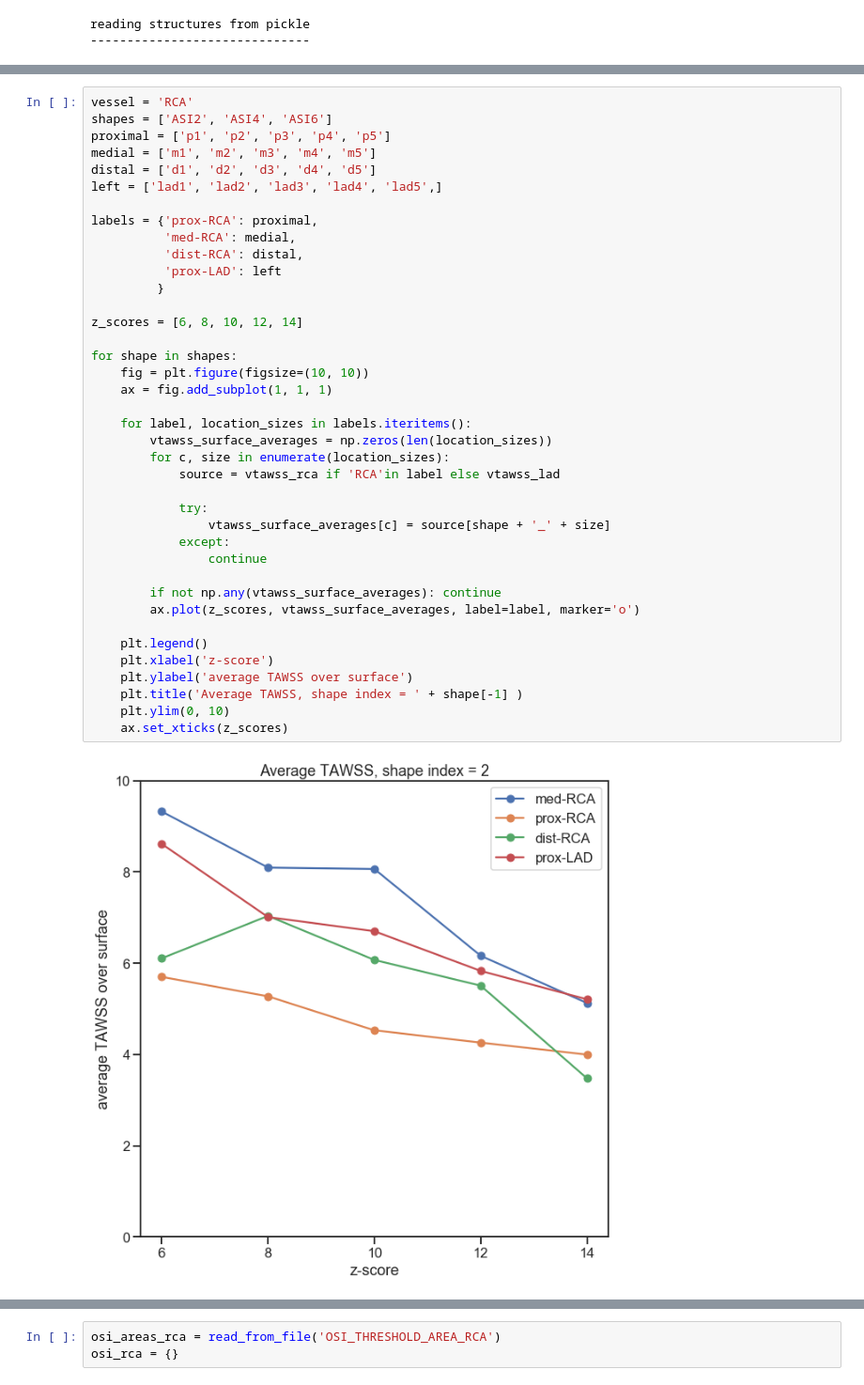
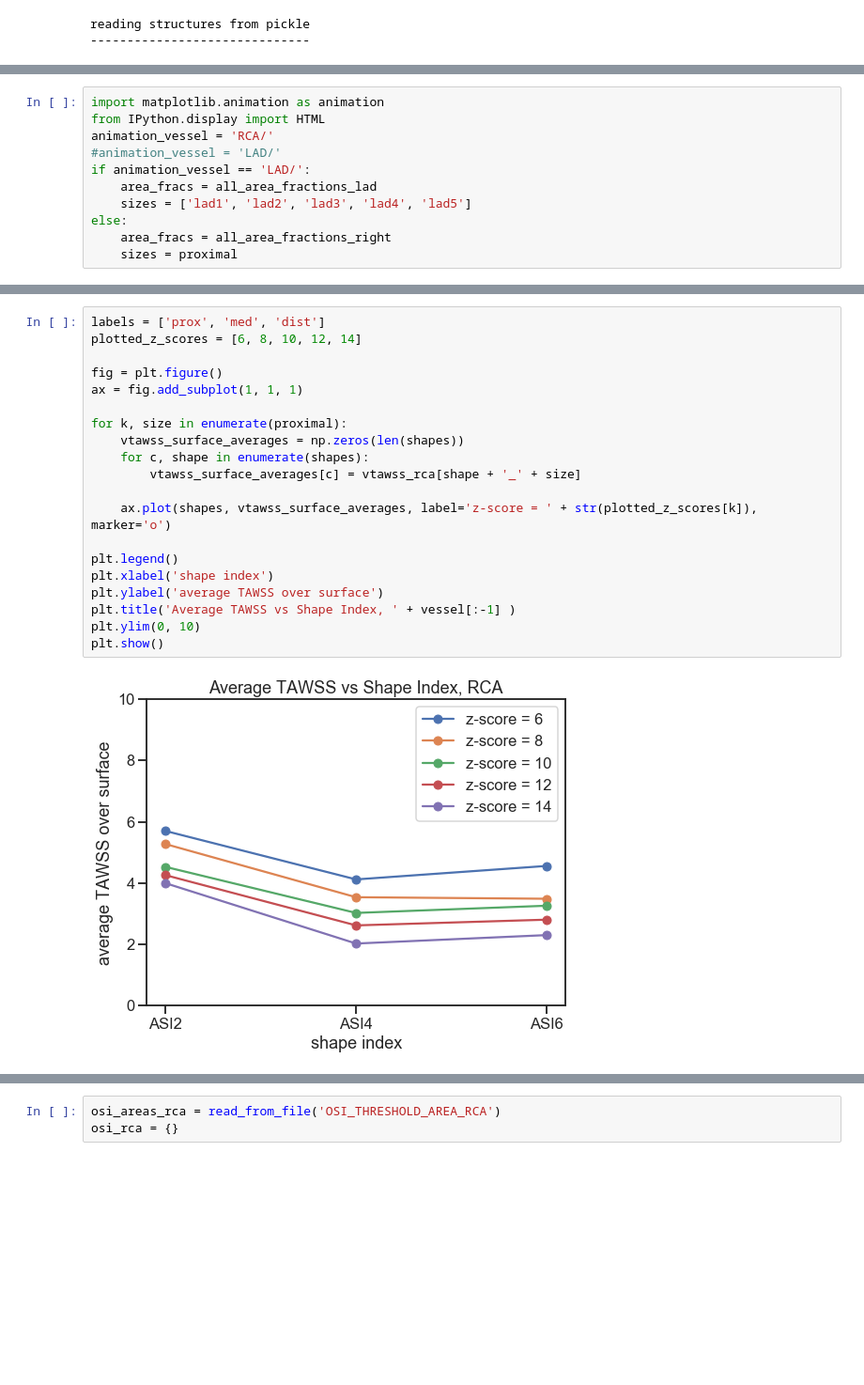
Before and after one commit to StanfordCBCL/KD-project, a Jupyter notebook: PostProcessVis_2019_Jan_4.ipynb, the cells around one changed output, grey strips where cells are left out. Shown at 94% size. Saved outputs shown, nothing was run; the diff lists cells and outputs as text; blank space fills up the shorter version.

Commit message:
new visualizations, updated readme significantly

```diff
--- a/PostProcessVis_2019_Jan_4.ipynb
+++ b/PostProcessVis_2019_Jan_4.ipynb
@@ -134,0 +132,11 @@ print vtawss_rca
+# %%
+import matplotlib.animation as animation
+from IPython.display import HTML
+animation_vessel = 'RCA/'
+#animation_vessel = 'LAD/'
+if animation_vessel == 'LAD/':
+    area_fracs = all_area_fractions_lad
+    sizes = ['lad1', 'lad2', 'lad3', 'lad4', 'lad5']
+else:
+    area_fracs = all_area_fractions_right
+    sizes = proximal
@@ -135,41 +219,22 @@ print vtawss_rca
 # %%
-vessel = 'RCA'
-shapes = ['ASI2', 'ASI4', 'ASI6']
-proximal = ['p1', 'p2', 'p3', 'p4', 'p5']
-medial = ['m1', 'm2', 'm3', 'm4', 'm5']
-distal = ['d1', 'd2', 'd3', 'd4', 'd5']
-left = ['lad1', 'lad2', 'lad3', 'lad4', 'lad5',]
+labels = ['prox', 'med', 'dist']
+plotted_z_scores = [6, 8, 10, 12, 14]
 
-labels = {'prox-RCA': proximal,
-          'med-RCA': medial,
-          'dist-RCA': distal,
-          'prox-LAD': left
-         }
+fig = plt.figure()
+ax = fig.add_subplot(1, 1, 1)
 
-z_scores = [6, 8, 10, 12, 14]
+for k, size in enumerate(proximal):
+    vtawss_surface_averages = np.zeros(len(shapes))
+    for c, shape in enumerate(shapes):
+        vtawss_surface_averages[c] = vtawss_rca[shape + '_' + size]
 
-for shape in shapes:
-    fig = plt.figure(figsize=(10, 10))
-    ax = fig.add_subplot(1, 1, 1)
+    ax.plot(shapes, vtawss_surface_averages, label='z-score = ' + str(plotted_z_scores[k]), marker='o')
 
-    for label, location_sizes in labels.iteritems():
-        vtawss_surface_averages = np.zeros(len(location_sizes))
-        for c, size in enumerate(location_sizes):
-            source = vtawss_rca if 'RCA'in label else vtawss_lad
-
-            try:
-                vtawss_surface_averages[c] = source[shape + '_' + size]
-            except:
-                continue
-
-        if not np.any(vtawss_surface_averages): continue
-        ax.plot(z_scores, vtawss_surface_averages, label=label, marker='o')
-
-    plt.legend()
-    plt.xlabel('z-score')
-    plt.ylabel('average TAWSS over surface')
-    plt.title('Average TAWSS, shape index = ' + shape[-1] )
-    plt.ylim(0, 10)
-    ax.set_xticks(z_scores)
+plt.legend()
+plt.xlabel('shape index')
+plt.ylabel('average TAWSS over surface')
+plt.title('Average TAWSS vs Shape Index, ' + vessel[:-1] )
+plt.ylim(0, 10)
+plt.show()
 # %% [output]
-[figure, old version]
+[figure, new version]
```
Also changed, not shown: parts of 27 cells of this notebook, 8 other files.
